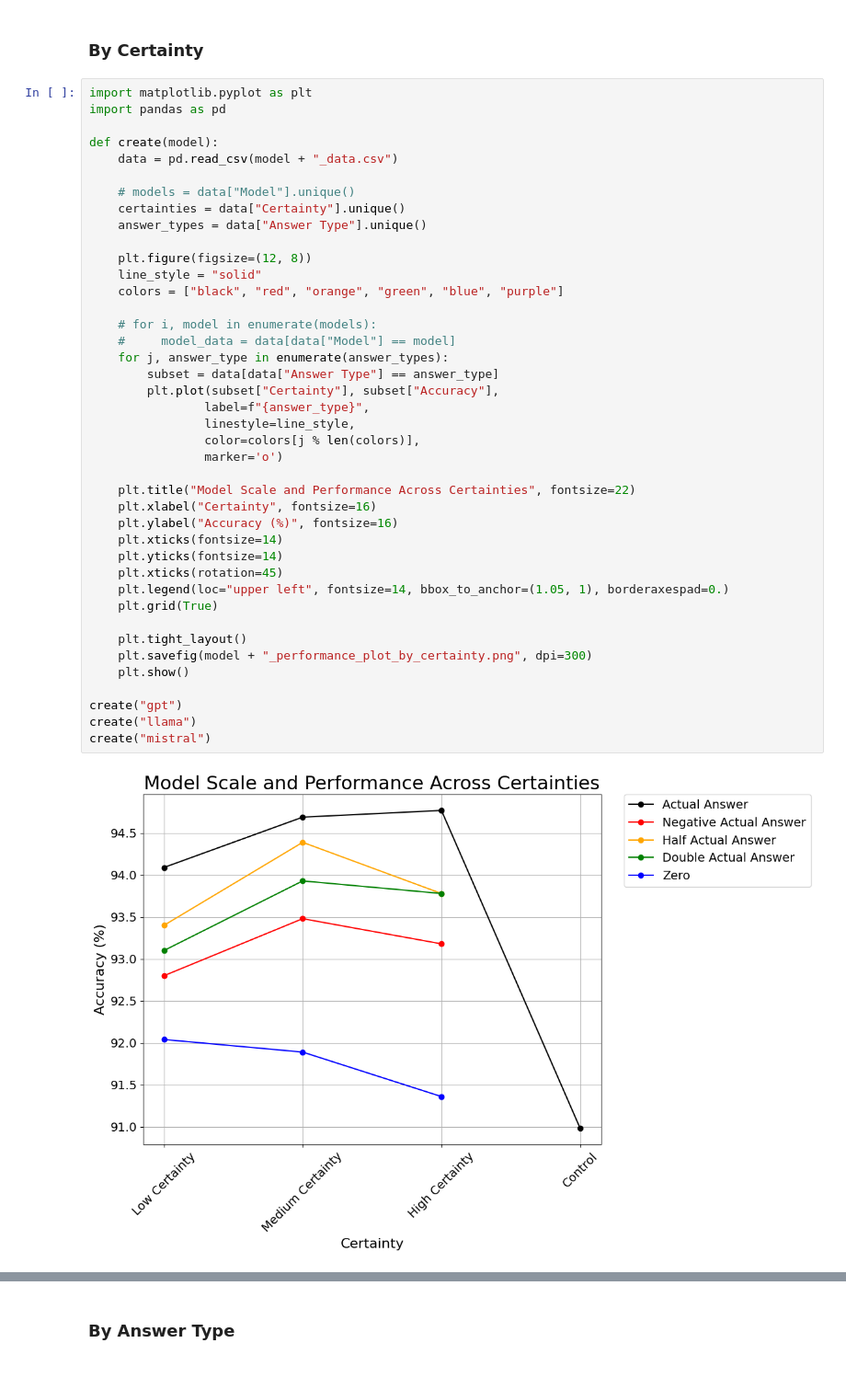
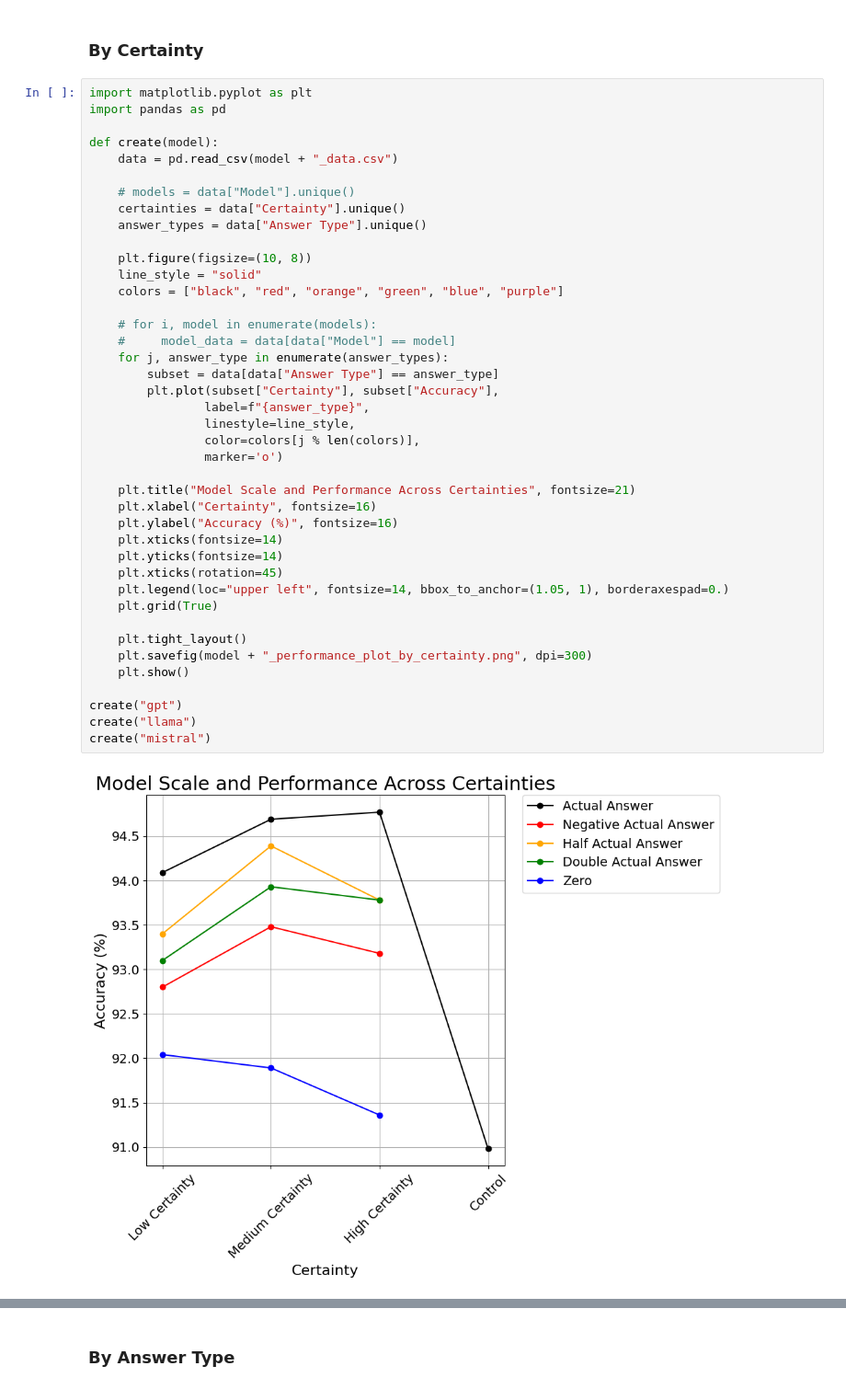
Before and after one commit to garysun1/Influence-of-Artificial-Degrees-of-Certainty-in-Large-Language-Model-Reasoning-Based-Tasks, a Jupyter notebook: Visualization Files/graph_generation.ipynb, the cells around one changed output, grey strips where cells are left out. Shown at 92% size. Cells and saved outputs as stored; diff of their text form.

Commit message:
Updated visualization files

```diff
--- a/Visualization Files/graph_generation.ipynb
+++ b/Visualization Files/graph_generation.ipynb
@@ -13,35 +13,35 @@ def create(model):
     certainties = data["Certainty"].unique()
     answer_types = data["Answer Type"].unique()
 
-    plt.figure(figsize=(12, 8))
+    plt.figure(figsize=(10, 8))
     line_style = "solid"
     colors = ["black", "red", "orange", "green", "blue", "purple"]
 
     # for i, model in enumerate(models):
     #     model_data = data[data["Model"] == model]
     for j, answer_type in enumerate(answer_types):
         subset = data[data["Answer Type"] == answer_type]
         plt.plot(subset["Certainty"], subset["Accuracy"],
                 label=f"{answer_type}",
                 linestyle=line_style,
                 color=colors[j % len(colors)],
                 marker='o')
 
-    plt.title("Model Scale and Performance Across Certainties", fontsize=22)
+    plt.title("Model Scale and Performance Across Certainties", fontsize=21)
     plt.xlabel("Certainty", fontsize=16)
     plt.ylabel("Accuracy (%)", fontsize=16)
     plt.xticks(fontsize=14)
     plt.yticks(fontsize=14)
     plt.xticks(rotation=45)
     plt.legend(loc="upper left", fontsize=14, bbox_to_anchor=(1.05, 1), borderaxespad=0.)
     plt.grid(True)
 
     plt.tight_layout()
     plt.savefig(model + "_performance_plot_by_certainty.png", dpi=300)
     plt.show()
 
 create("gpt")
 create("llama")
 create("mistral")
 # %% [output]
-[figure, old version]
+[figure, new version]
```
Also changed, not shown: parts of 1 cell of this notebook, 4 other files.
